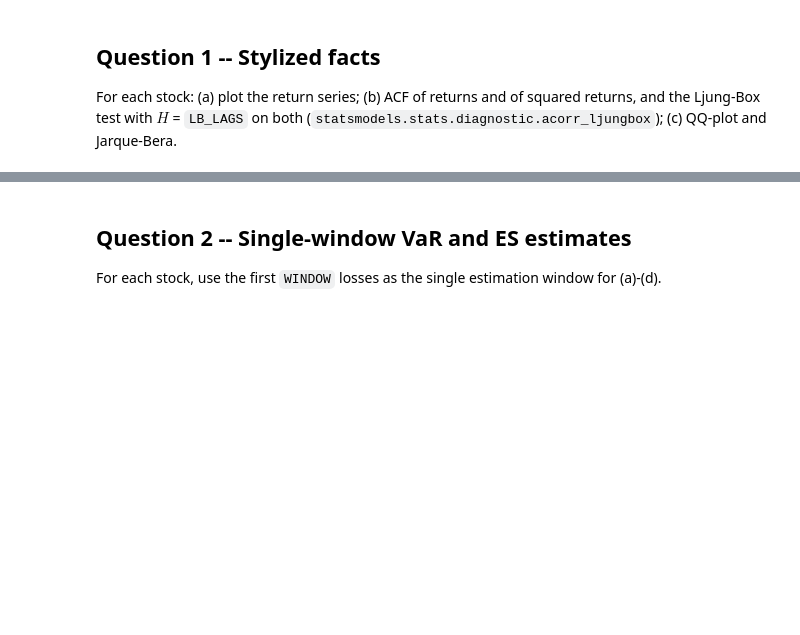
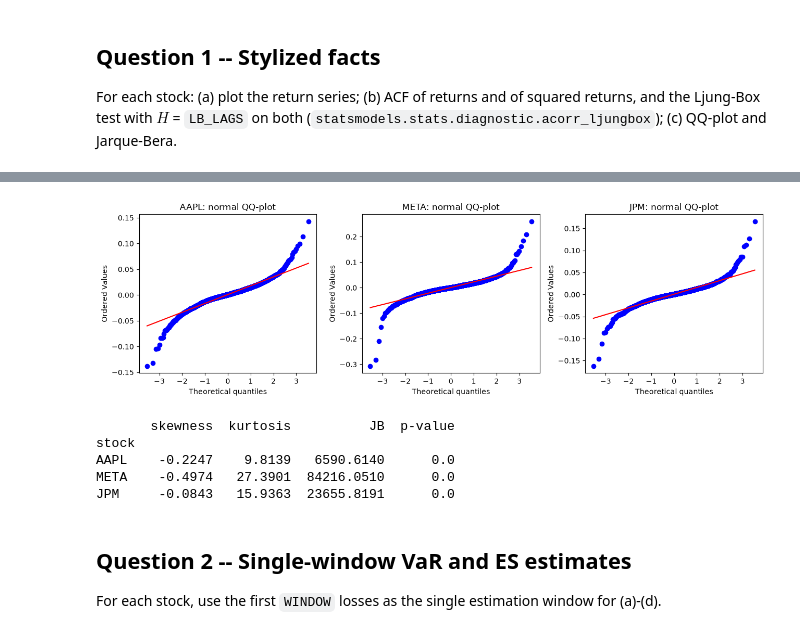
Before and after one commit to AlexPotocnik/QRM_Project, a Jupyter notebook: src/Project_template.ipynb, the cells around one changed output, grey strips where cells are left out. Drawn from its saved outputs; the diff is of its cells as text; code cells hidden in the pictures; blank space fills up the shorter version.

```diff
--- a/src/Project_template.ipynb
+++ b/src/Project_template.ipynb
@@ -71,3 +236,37 @@ Ljung-Box test with $H$ = `LB_LAGS` on both (`statsmodels.stats.diagnostic.acorr
+# %%
+# Question 1 (c)
+
+fig, axes = plt.subplots(1, 3, figsize=(13, 4))
+
+for i, tic in enumerate(TICKERS):
+    r = returns[tic]
+    stats.probplot(r, dist="norm", plot=axes[i])   # QQ-plot against the normal
+    axes[i].set_title(f"{tic}: normal QQ-plot")
+
+plt.tight_layout()
+plt.savefig(OUT_DIR / "fig_q1c_qq.png", dpi=200)
+plt.show()
+
+# Jarque-Bera test + skewness and kurtosis
+results = []
+for tic in TICKERS:
+    r = returns[tic]
+    jb_stat, jb_pvalue = stats.jarque_bera(r)
+    results.append({"stock": tic,
+                    "skewness": stats.skew(r),
+                    "kurtosis": stats.kurtosis(r, fisher=False),   # normal = 3
+                    "JB": jb_stat,
+                    "p-value": jb_pvalue})
+
+jb_table = pd.DataFrame(results).set_index("stock")
+print(jb_table.round(4))
+# %% [output]
+[figure, added]
+       skewness  kurtosis          JB  p-value
+stock
+AAPL    -0.2247    9.8139   6590.6140      0.0
+META    -0.4974   27.3901  84216.0510      0.0
+JPM     -0.0843   15.9363  23655.8191      0.0
 # %% [markdown]
 ## Question 2 -- Single-window VaR and ES estimates
 
```
Also changed, not shown: parts of 11 cells of this notebook, 5 other files.
